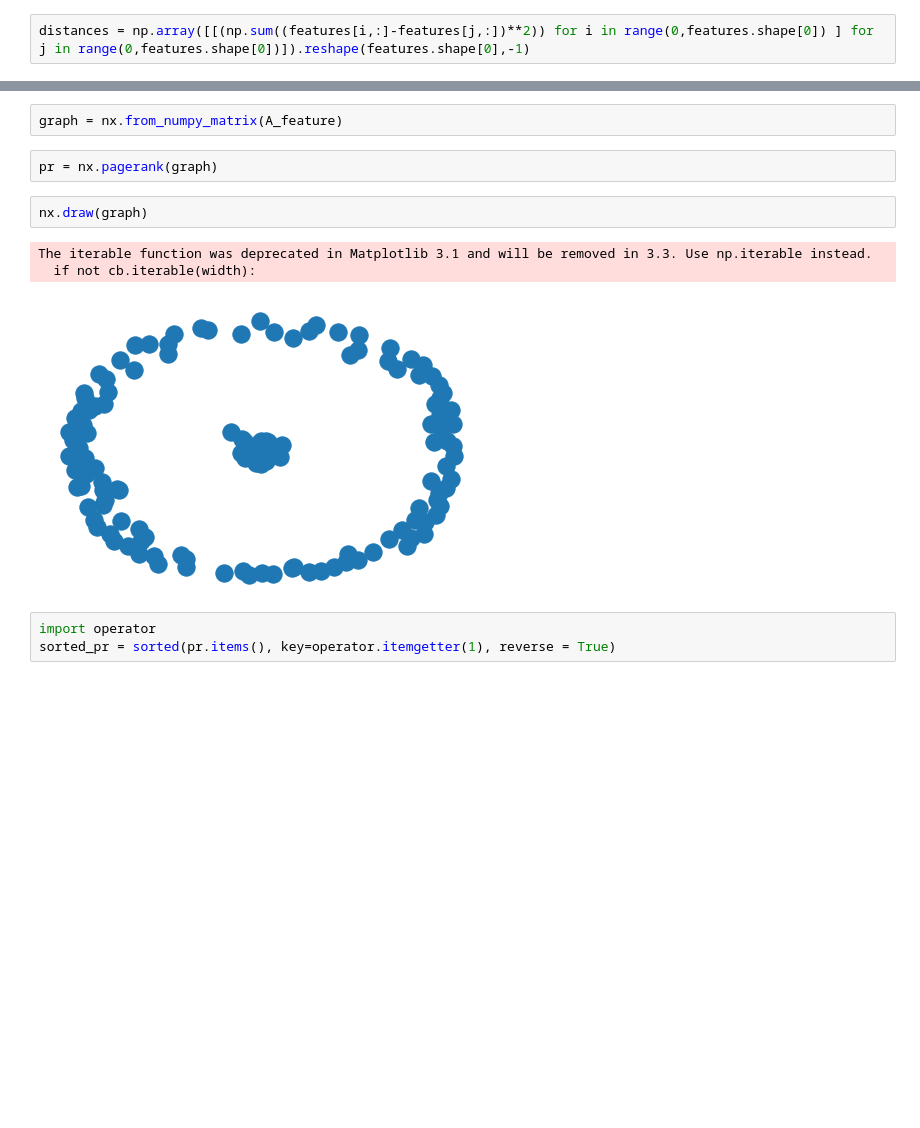
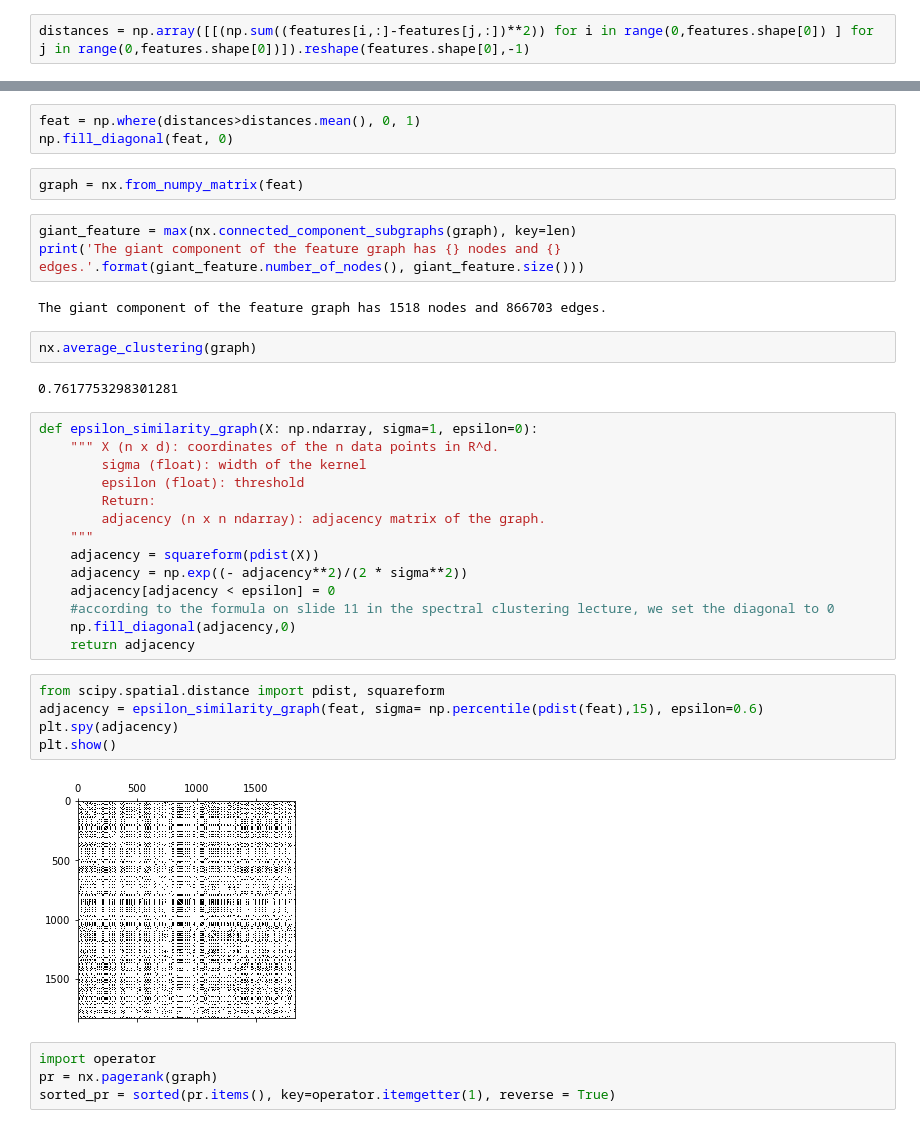
Before and after one commit to aaag97/ntds-projects, a Jupyter notebook: wikipedia.ipynb, the cells around one changed output, grey strips where cells are left out. Cells and saved outputs as stored; diff of their text form; blank space fills up the shorter version.

```diff
--- a/wikipedia.ipynb
+++ b/wikipedia.ipynb
@@ -167,14 +158,40 @@ df3
+# %%
+feat = np.where(distances>distances.mean(), 0, 1)
+np.fill_diagonal(feat, 0)
 # %%
-graph = nx.from_numpy_matrix(A_feature)
+graph = nx.from_numpy_matrix(feat)
-# %%
-pr = nx.pagerank(graph)
+# %%
+giant_feature = max(nx.connected_component_subgraphs(graph), key=len)
+print('The giant component of the feature graph has {} nodes and {} edges.'.format(giant_feature.number_of_nodes(), giant_feature.size()))
+# %% [output]
+The giant component of the feature graph has 1518 nodes and 866703 edges.
 # %%
-nx.draw(graph)
+nx.average_clustering(graph)
 # %% [output]
-The iterable function was deprecated in Matplotlib 3.1 and will be removed in 3.3. Use np.iterable instead.
-  if not cb.iterable(width):
+0.7617753298301281
-[figure, removed]
+# %%
+def epsilon_similarity_graph(X: np.ndarray, sigma=1, epsilon=0):
+    """ X (n x d): coordinates of the n data points in R^d.
+        sigma (float): width of the kernel
+        epsilon (float): threshold
+        Return:
+        adjacency (n x n ndarray): adjacency matrix of the graph.
+    """
+    adjacency = squareform(pdist(X))
+    adjacency = np.exp((- adjacency**2)/(2 * sigma**2))
+    adjacency[adjacency < epsilon] = 0
+    #according to the formula on slide 11 in the spectral clustering lecture, we set the diagonal to 0
+    np.fill_diagonal(adjacency,0)
+    return adjacency
+# %%
+from scipy.spatial.distance import pdist, squareform
+adjacency = epsilon_similarity_graph(feat, sigma= np.percentile(pdist(feat),15), epsilon=0.6)
+plt.spy(adjacency)
+plt.show()
+# %% [output]
+[figure, added]
 # %%
 import operator
+pr = nx.pagerank(graph)
 sorted_pr = sorted(pr.items(), key=operator.itemgetter(1), reverse = True)
 # %%
```
Also changed, not shown: parts of 18 cells of this notebook, 4 other files.
